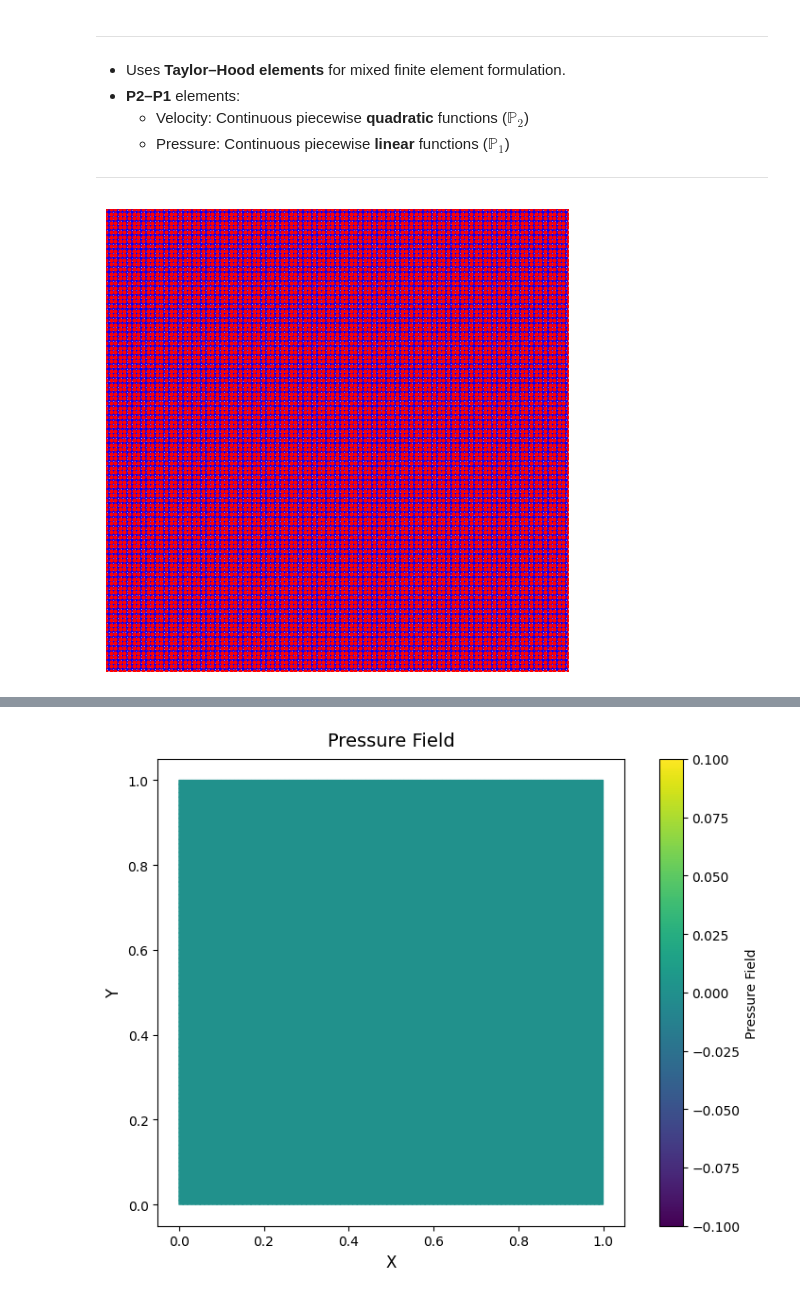
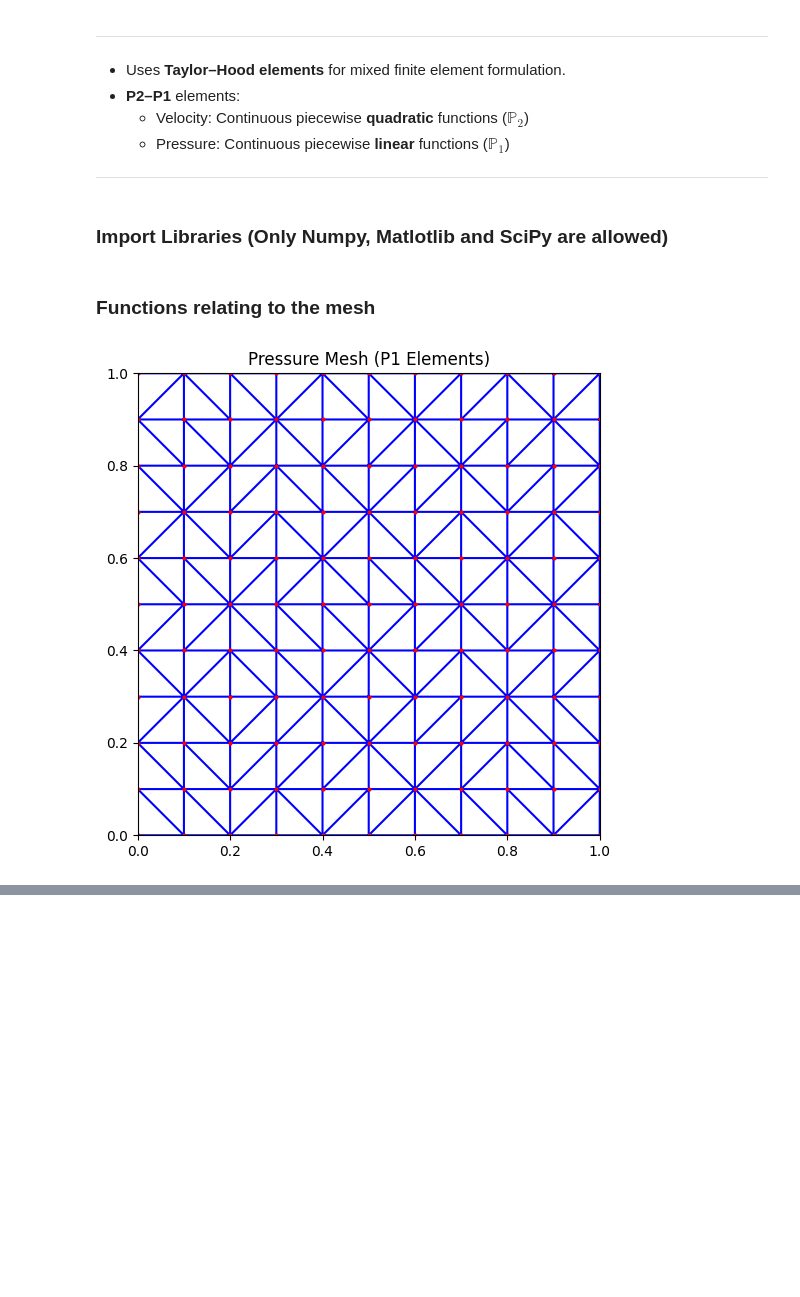
Before and after one commit to Adam-R-Lawrence/CS555-Miniapp, a Jupyter notebook: taylor_hood_elements_for_stokes.ipynb, the cells around one changed output, grey strips where cells are left out. Saved outputs shown, nothing was run; the diff lists cells and outputs as text; code cells hidden in the pictures; blank space fills up the shorter version.

```diff
--- a/taylor_hood_elements_for_stokes.ipynb
+++ b/taylor_hood_elements_for_stokes.ipynb
@@ -18,4 +18,6 @@ This miniapp demonstrates a FEM implementation of the incompressible Stokes equa
   - Pressure: Continuous piecewise **linear** functions ($\mathbb{P}_1$)
 
 ---
+# %% [markdown]
+### Import Libraries (Only Numpy, Matlotlib and SciPy are allowed)
 # %%
@@ -35,84 +33,45 @@ from scipy.interpolate import griddata
+# %% [markdown]
+### Functions relating to the mesh
 # %%
-def generate_triangular_mesh(x_len=1, y_len=1, mesh_size=0.1):
+
+def generate_triangular_mesh(x_len=1.0, y_len=1.0, mesh_size=0.1):
     num_x = int(x_len / mesh_size) + 1
     num_y = int(y_len / mesh_size) + 1
     x = np.linspace(0, x_len, num_x)
     y = np.linspace(0, y_len, num_y)
     X, Y = np.meshgrid(x, y)
     points = np.vstack([X.ravel(), Y.ravel()]).T
     triangulation = Delaunay(points)
     mesh = {
-        'points': points,
-        'triangles': triangulation.simplices,
-        'velocity': np.zeros((points.shape[0], 2)),
-        'pressure': np.zeros(points.shape[0]),
+        'points': points,  # vertices (for P1 pressure)
+        'triangles': triangulation.simplices,  # connectivity for linear elements
         'num_x': num_x,
         'num_y': num_y
     }
     return mesh
 
-def plot_mesh(mesh, x_len=1, y_len=1):
+
+def plot_mesh(mesh, x_len=1.0, y_len=1.0):
     tri_obj = tri.Triangulation(mesh['points'][:, 0], mesh['points'][:, 1], mesh['triangles'])
     plt.figure(figsize=(6, 6))
     plt.triplot(tri_obj, color='blue')
     plt.plot(mesh['points'][:, 0], mesh['points'][:, 1], 'o', color='red', markersize=2)
     plt.xlim(0, x_len)
     plt.ylim(0, y_len)
     plt.gca().set_aspect('equal')
-    plt.axis('off')
+    plt.title("Pressure Mesh (P1 Elements)")
     plt.show()
-    num_nodes = len(mesh['points'])
-    num_triangles = len(mesh['triangles'])
-    print(f"Mesh Summary:")
-    print(f" - Number of nodes: {num_nodes}")
-    print(f" - Number of triangles: {num_triangles}")
-    print(f" - Domain size: {x_len} x {y_len}")
-    print(f" - Base Mesh Size: {x_len / (mesh['num_x'] - 1):.4f} x {y_len / (mesh['num_y'] - 1):.4f}")
+    num_nodes = mesh['points'].shape[0]
+    num_triangles = mesh['triangles'].shape[0]
+    print("Mesh Summary:")
+    print(" - Number of nodes:", num_nodes)
+    print(" - Number of triangles:", num_triangles)
+    print(" - Domain size: {:.2f} x {:.2f}".format(x_len, y_len))
 
-def plot_surface(mesh, field):
-    points = mesh['points']
-    triangles = mesh['triangles']
-    if field == 'pressure':
-        values = mesh['pressure']
-        title = 'Pressure Field'
-    elif field == 'v1':
-        values = mesh['velocity'][:, 0]
-        title = 'Velocity Component V1'
-    elif field == 'v2':
-        values = mesh['velocity'][:, 1]
-        title = 'Velocity Component V2'
-    elif field == 'velocity':
-        values = np.linalg.norm(mesh['velocity'], axis=1)
-        title = 'Velocity Magnitude'
-    else:
-        raise ValueError("Field must be 'pressure', 'v1', 'v2', or 'velocity'")
-    plt.figure(figsize=(8, 6))
-    plt.tripcolor(points[:, 0], points[:, 1], triangles, values, shading='gouraud', cmap='viridis')
-    plt.colorbar(label=title)
-    plt.title(title, fontsize=14, pad=10)
-    plt.xlabel('X', fontsize=12)
-    plt.ylabel('Y', fontsize=12)
-    plt.gca().set_aspect('equal')
-    plt.tight_layout()
-    plt.show()
 
-def plot_velocity_streamlines(mesh, x_len=1, y_len=1):
-    num_x = mesh['num_x']
-    num_y = mesh['num_y']
-    x = np.linspace(0, x_len, num_x)
-    y = np.linspace(0, y_len, num_y)
-    u = mesh['velocity'][:, 0].reshape(num_y, num_x)
-    v = mesh['velocity'][:, 1].reshape(num_y, num_x)
-    plt.figure(figsize=(8, 6))
-    plt.streamplot(x, y, u, v, color='black', linewidth=1, density=1.5)
-    plt.title('Velocity Streamlines', fontsize=14, pad=10)
-    plt.xlabel('X', fontsize=12)
-    plt.ylabel('Y', fontsize=12)
-    plt.xlim(0, x_len)
-    plt.ylim(0, y_len)
-    plt.gca().set_aspect('equal')
-    plt.tight_layout()
-    plt.show()
+# Create and plot the mesh
+mesh = generate_triangular_mesh(mesh_size=0.1)
+plot_mesh(mesh)
 # %% [output]
-[figure, old version]
+[figure, new version]
 Mesh Summary:
@@ -123 +80,0 @@ Mesh Summary:
-[figure, removed]
```
Also changed, not shown: parts of 8 cells of this notebook.
